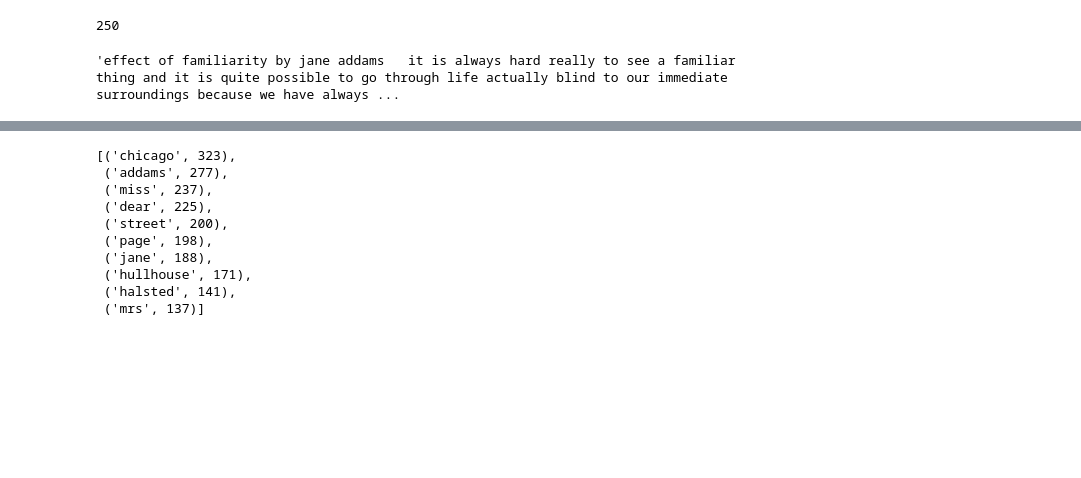
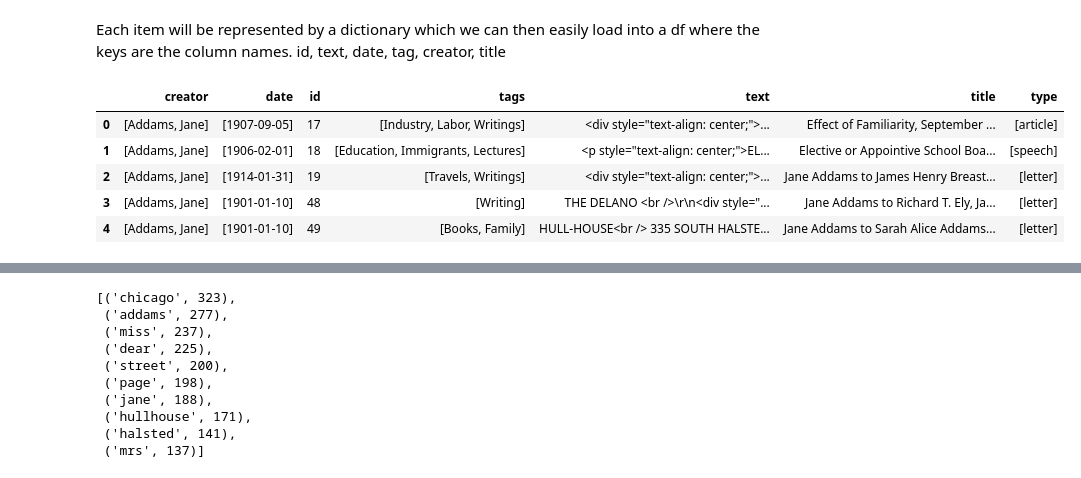
Before and after one commit to catieo/JaneAddamsDigitalEdition, a Jupyter notebook: NaturalLanguageProcessing.ipynb, the cells around one changed output, grey strips where cells are left out. Saved outputs shown, nothing was run; the diff lists cells and outputs as text; code cells hidden in the pictures; blank space fills up the shorter version.

```diff
--- a/NaturalLanguageProcessing.ipynb
+++ b/NaturalLanguageProcessing.ipynb
@@ -24,6 +22,7 @@ items = []
 # %%
-#there are 15487 "Items" total - found from SQL file
-for i in range(0, 5):
-    url_params["page"] = i
-    response = requests.get(baseurl, url_params)
-    items.extend(json.loads(response.text))
+# not running this one rn
+# #there are 15487 "Items" total - found from SQL file
+# for i in range(0, 5):
+#     url_params["page"] = i
+#     response = requests.get(baseurl, url_params)
+#     items.extend(json.loads(response.text))
@@ -34,12 +29,35 @@ len(items)
-# %%
-test = items
-text_list = []
-for item in test:
-    for elem in item["element_texts"]:
-        if elem["element"]["name"] == "Text":
-            text_list.append(elem["text"])
-# %%
-len(text_list)
-# %% [output]
-250
+# %% [markdown]
+Each item will be represented by a dictionary which we can then easily load into a df where the keys are the column names. id, text, date, tag, creator, title
+# %%
+item_list = [] # a list of the dictionary objects
+# %%
+with open("cache_texts.json") as json_file:
+    data = json.load(json_file)
+    for page in data:
+        for item in data[page]:
+            new_item_dict = {"id" : item["id"], "date" : [], "creator" : [], "type": [], "tags": []}
+            for x in item["element_texts"]:
+                if x["element"]["name"] == "Text":
+                    new_item_dict["text"] = x["text"]
+                if x["element"]["name"] == "Date":
+                    new_item_dict["date"].append(x["text"])
+                if x["element"]["name"] == "Creator":
+                    new_item_dict["creator"].append(x["text"])
+                if x["element"]["name"] == "Title":
+                    new_item_dict["title"] = x["text"]
+                if x["element"]["name"] == "Type":
+                    new_item_dict["type"].append(x["text"])
+            for x in item["tags"]:
+                new_item_dict["tags"].append(x["name"])
+            item_list.append(new_item_dict)
+# %%
+item_df = pd.DataFrame(item_list)
+item_df.head()
+# %% [output]
+|  | creator | date | id | tags | text | title | type |
+| 0 | [Addams, Jane] | [1907-09-05] | 17 | [Industry, Labor, Writings] | <div style="text-align: center;">... | Effect of Familiarity, September ... | [article] |
+| 1 | [Addams, Jane] | [1906-02-01] | 18 | [Education, Immigrants, Lectures] | <p style="text-align: center;">EL... | Elective or Appointive School Boa... | [speech] |
+| 2 | [Addams, Jane] | [1914-01-31] | 19 | [Travels, Writings] | <div style="text-align: center;">... | Jane Addams to James Henry Breast... | [letter] |
+| 3 | [Addams, Jane] | [1901-01-10] | 48 | [Writing] | THE DELANO <br />\r\n<div style="... | Jane Addams to Richard T. Ely, Ja... | [letter] |
+| 4 | [Addams, Jane] | [1901-01-10] | 49 | [Books, Family] | HULL-HOUSE<br /> 335 SOUTH HALSTE... | Jane Addams to Sarah Alice Addams... | [letter] |
 # %%
@@ -66,11 +84,9 @@ def clean_text(text):
     text = re.sub(r4, '', text)
     return text
 # %%
-# test clean text function
-x = clean_text(x)
-x
+# # test clean text function
+# x = clean_text(x)
+# x
-# %% [output]
-'effect of familiarity by jane addams   it is always hard really to see a familiar thing and it is quite possible to go through life actually blind to our immediate surroundings because we have always ...
 # %%
 # next step would be to split into words
 def split_words(text):
```
Also changed, not shown: parts of 18 cells of this notebook, 1 other file.
